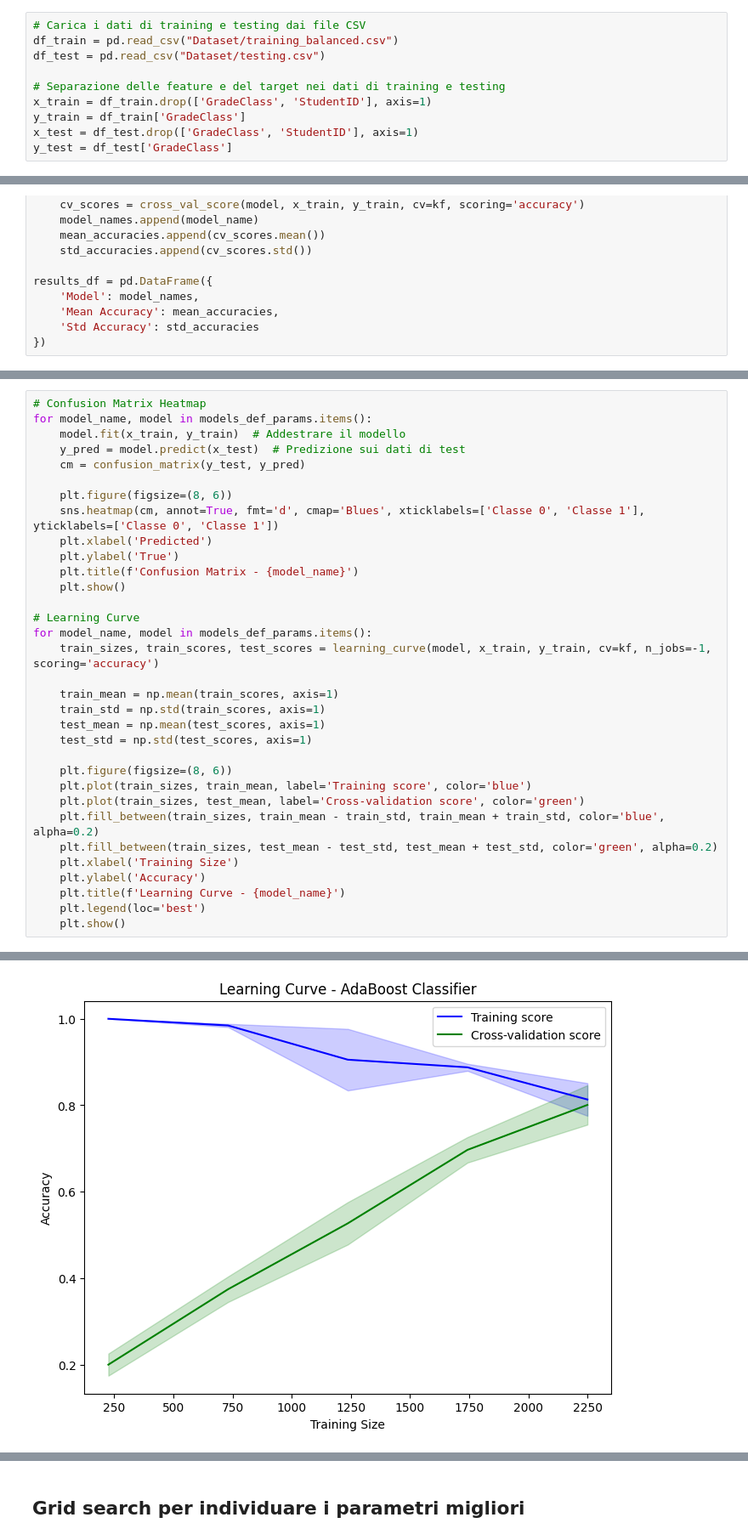
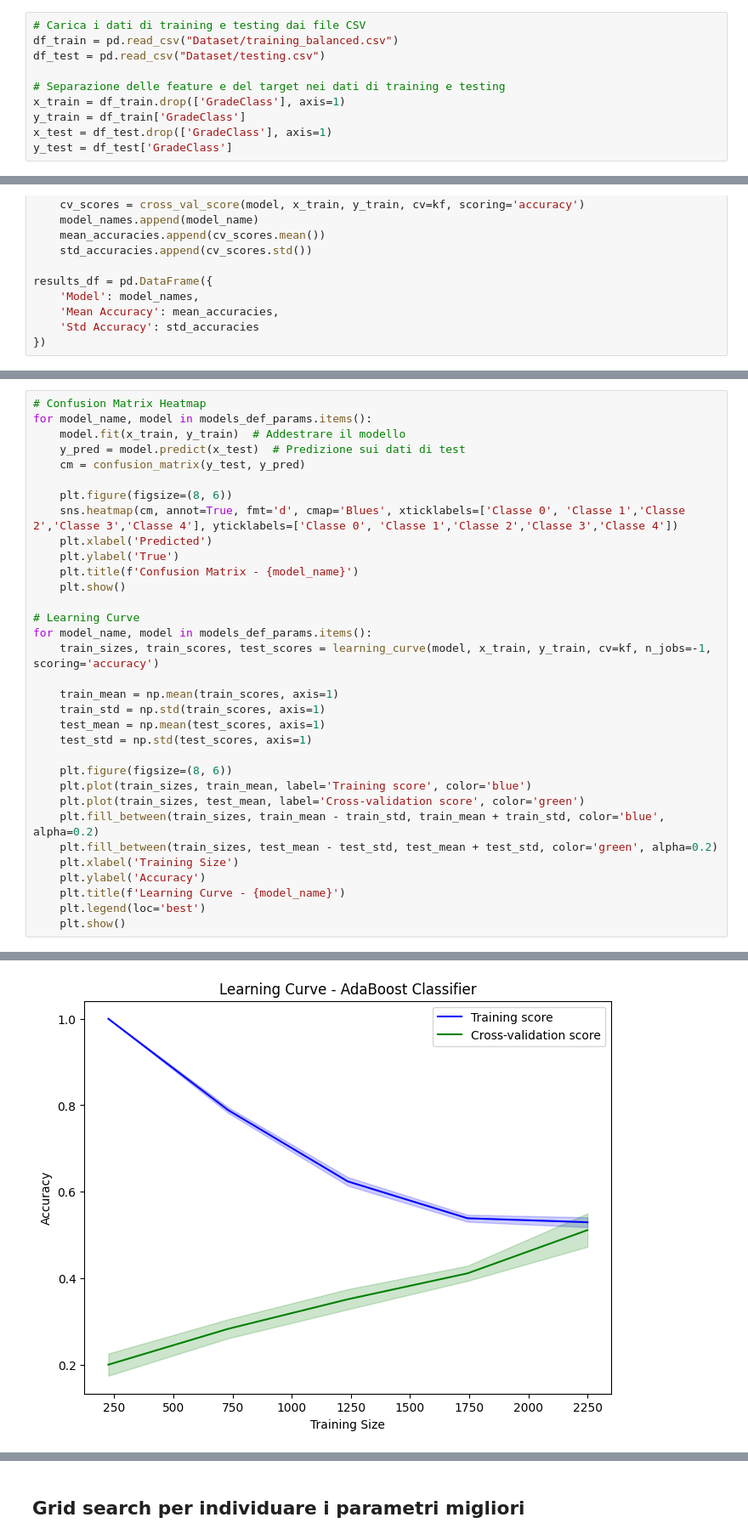
Before and after one commit to Giansimone-Coccia/Student_Performance_Analysis, a Jupyter notebook: Classificazione_with_GPA.ipynb, the cells around one changed output, grey strips where cells are left out. Shown at 85% size. Drawn from its saved outputs; the diff is of its cells as text.

```diff
--- a/Classificazione_with_GPA.ipynb
+++ b/Classificazione_with_GPA.ipynb
@@ -22,9 +22,9 @@ df_train = pd.read_csv("Dataset/training_balanced.csv")
 df_test = pd.read_csv("Dataset/testing.csv")
 
 # Separazione delle feature e del target nei dati di training e testing
-x_train = df_train.drop(['GradeClass', 'StudentID'], axis=1)
+x_train = df_train.drop(['GradeClass'], axis=1)
 y_train = df_train['GradeClass']
-x_test = df_test.drop(['GradeClass', 'StudentID'], axis=1)
+x_test = df_test.drop(['GradeClass'], axis=1)
 y_test = df_test['GradeClass']
 # %% [markdown]
 ## Classificazione con modelli aventi parametri di default
@@ -64,7 +74,7 @@ for model_name, model in models_def_params.items():
     cm = confusion_matrix(y_test, y_pred)
 
     plt.figure(figsize=(8, 6))
-    sns.heatmap(cm, annot=True, fmt='d', cmap='Blues', xticklabels=['Classe 0', 'Classe 1'], yticklabels=['Classe 0', 'Classe 1'])
+    sns.heatmap(cm, annot=True, fmt='d', cmap='Blues', xticklabels=['Classe 0', 'Classe 1','Classe 2','Classe 3','Classe 4'], yticklabels=['Classe 0', 'Classe 1','Classe 2','Classe 3','Classe 4'])
     plt.xlabel('Predicted')
     plt.ylabel('True')
     plt.title(f'Confusion Matrix - {model_name}')
@@ -103,4 +113,4 @@ for model_name, model in models_def_params.items():
-[figure, old version]
+[figure, new version]
 10 fits failed out of a total of 50.
 The score on these train-test partitions for these parameters will be set to nan.
 If these failures are not expected, you can try to debug them by setting error_score='raise'.
```
Also changed, not shown: parts of 6 cells of this notebook.
